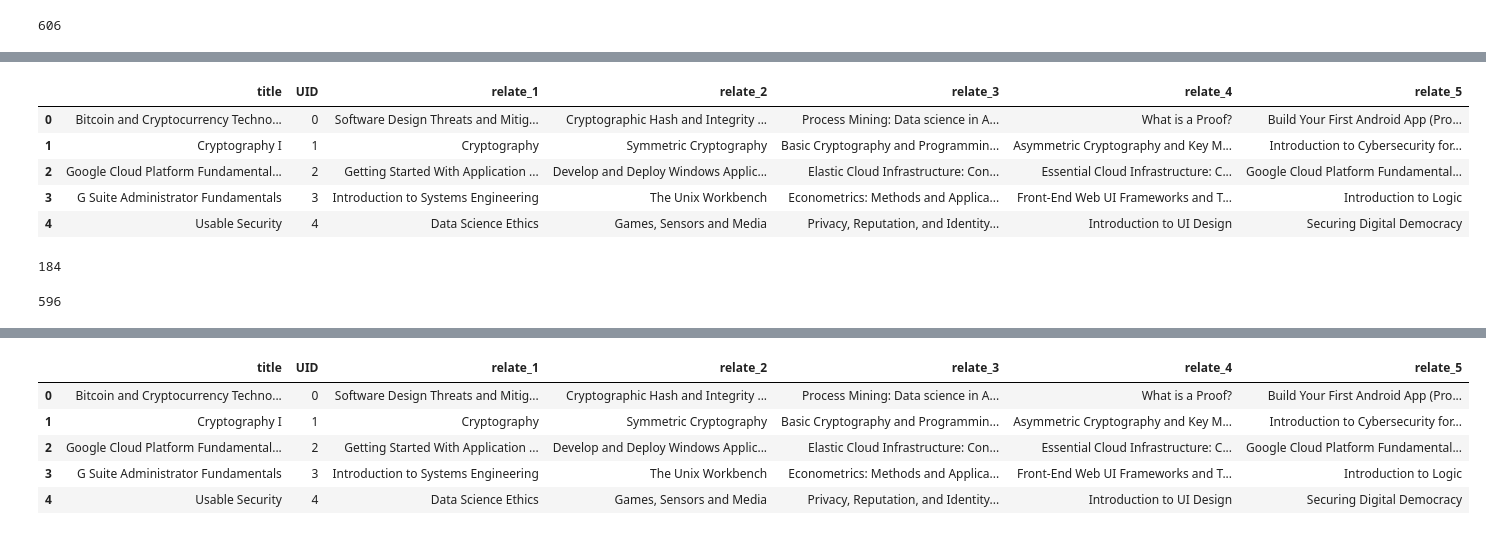
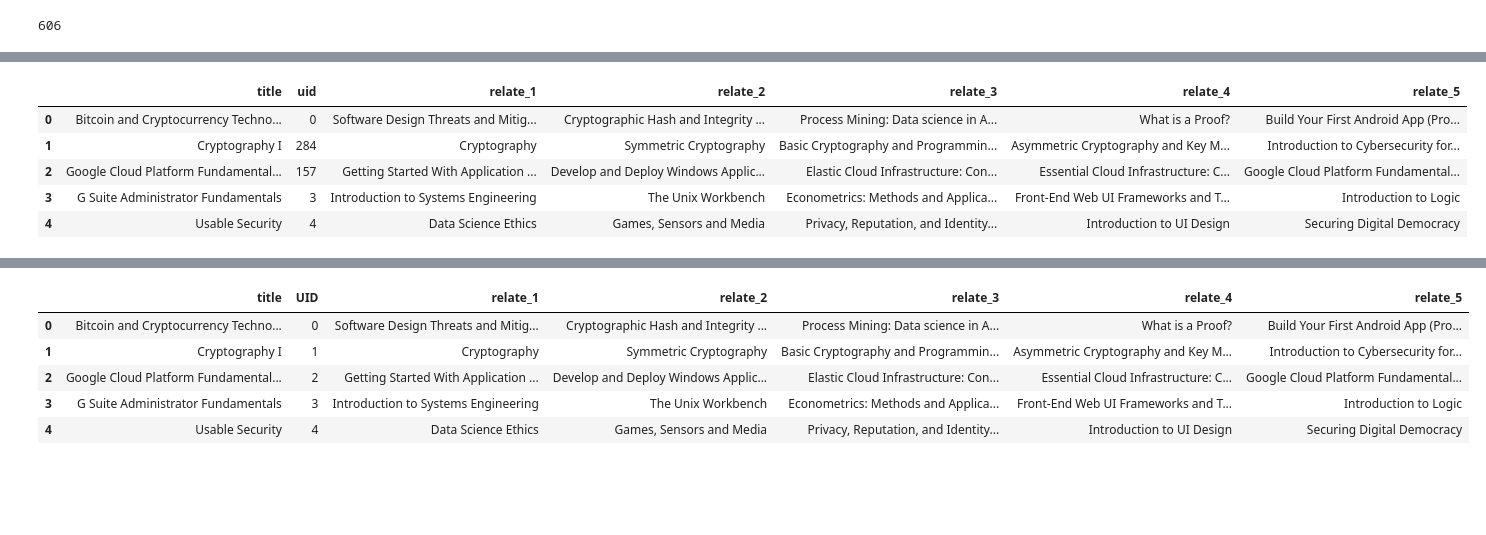
Before and after one commit to sharon1018/Advance_Database_Final, a Jupyter notebook: 6_Coursera_neo4j_add_course.ipynb, the cells around one changed output, grey strips where cells are left out. Saved outputs shown, nothing was run; the diff lists cells and outputs as text; code cells hidden in the pictures; blank space fills up the shorter version.

```diff
--- a/6_Coursera_neo4j_add_course.ipynb
+++ b/6_Coursera_neo4j_add_course.ipynb
@@ -120,0 +124,3 @@ data = get_course(course_list_cat)
+# %%
+for i, row in tmp.iterrows():
+    data.loc[(data.course_info==row.course_info) & (data.title==row.title), 'uid'] = i
@@ -132,14 +147,16 @@ len(data.course_info.unique())
 606
 # %%
 title=[]; created_by=[]; course_info=[]
-data_title=[]; data_desc=[]; data_video=[]
+data_title=[]; data_desc=[]; data_video=[]; course_info=[];
 uid = []
 # teach_by, week_data: 多值
 for n in range(len(all_data)):
     week_data_title=[];  week_data_desc=[];week_data_video=[]
     title.append(all_data[n]['title'])
     created_by.append(all_data[n]['created_by'])
+    course_info.append(all_data[n]['course_info'])
     uid.append(n)
+
     for i in range(len(all_data[n]['week_data'])):
         week_data_desc.append(all_data[n]['week_data'][i]['description'])
         week_data_title.append(all_data[n]['week_data'][i]['title'])
@@ -150,8 +167,9 @@ for n in range(len(all_data)):
 # %%
 data_created_by = pd.DataFrame({'title': title,
                     'created_by':created_by,
-                    'uid':uid},
-                    columns = ['title', 'created_by', 'uid'])
+                    'uid':uid,
+                    'course_info':course_info},
+                    columns = ['title', 'created_by', 'uid', 'course_info'])
 
 data_detail = pd.DataFrame({
                     'week_data_desc': data_desc,
@@ -163,3 +181,6 @@ data_detail = pd.DataFrame({
 for i, row in data_created_by.iterrows():
     if not isEnglish(row.title):
         data_created_by.drop(i, inplace=True)
+# %%
+for i, row in data_created_by.iterrows():
+    data_created_by.loc[(data_created_by.course_info==row.course_info) & (data_created_by.title==row.title), 'uid'] = i
@@ -241,23 +271,24 @@ data_detail.loc[np.argsort(result[20])[::-1], :]
 # %%
 ## build title & Top-5 relation
 
 def get_nth_relation(uid, n_th):
     return data_detail.loc[np.argsort(result[uid])[::-1][n_th], :]['title']
 
-title_relation_df = pd.DataFrame(data_detail['title'])
-title_relation_df['UID'] = list(range(len(data_detail)))
+title_relation_df = pd.DataFrame(data_detail[['title', 'uid']])
+title_relation_df['index'] = list(range(len(data_detail)))
 
 top_n = 5
 for i in range(1, top_n+1):
     str_i = str(i)
-    title_relation_df['relate_'+str_i] = title_relation_df['UID'].apply(lambda x: get_nth_relation(x, i))
+    title_relation_df['relate_'+str_i] = title_relation_df['index'].apply(lambda x: get_nth_relation(x, i))
 
-title_relation_df.head(5)
+title_relation_df.drop('index', axis=1, inplace=True)
+title_relation_df.head()
 # %% [output]
-|  | title | UID | relate_1 | relate_2 | relate_3 | relate_4 | relate_5 |
+|  | title | uid | relate_1 | relate_2 | relate_3 | relate_4 | relate_5 |
 | 0 | Bitcoin and Cryptocurrency Techno... | 0 | Software Design Threats and Mitig... | Cryptographic Hash and Integrity ... | Process Mining: Data science in A... | What is a Proof? | Build Your First Android App (Pro... |
-| 1 | Cryptography I | 1 | Cryptography | Symmetric Cryptography | Basic Cryptography and Programmin... | Asymmetric Cryptography and Key M... | Introduction to Cybersecurity for... |
-| 2 | Google Cloud Platform Fundamental... | 2 | Getting Started With Application ... | Develop and Deploy Windows Applic... | Elastic Cloud Infrastructure: Con... | Essential Cloud Infrastructure: C... | Google Cloud Platform Fundamental... |
+| 1 | Cryptography I | 284 | Cryptography | Symmetric Cryptography | Basic Cryptography and Programmin... | Asymmetric Cryptography and Key M... | Introduction to Cybersecurity for... |
+| 2 | Google Cloud Platform Fundamental... | 157 | Getting Started With Application ... | Develop and Deploy Windows Applic... | Elastic Cloud Infrastructure: Con... | Essential Cloud Infrastructure: C... | Google Cloud Platform Fundamental... |
 | 3 | G Suite Administrator Fundamentals | 3 | Introduction to Systems Engineering | The Unix Workbench | Econometrics: Methods and Applica... | Front-End Web UI Frameworks and T... | Introduction to Logic |
 | 4 | Usable Security | 4 | Data Science Ethics | Games, Sensors and Media | Privacy, Reputation, and Identity... | Introduction to UI Design | Securing Digital Democracy |
 # %%
@@ -265,4 +295,0 @@ data_clear = data.drop_duplicates(subset = 'uid')
-# %%
-len(data_clear)
-# %% [output]
-184
@@ -271,4 +295,0 @@ df = pd.merge(data_detail, data_clear[['']], on='uid', how='left')
-# %%
-len(df)
-# %% [output]
-596
```
Also changed, not shown: parts of 30 cells of this notebook, 1 other file.
